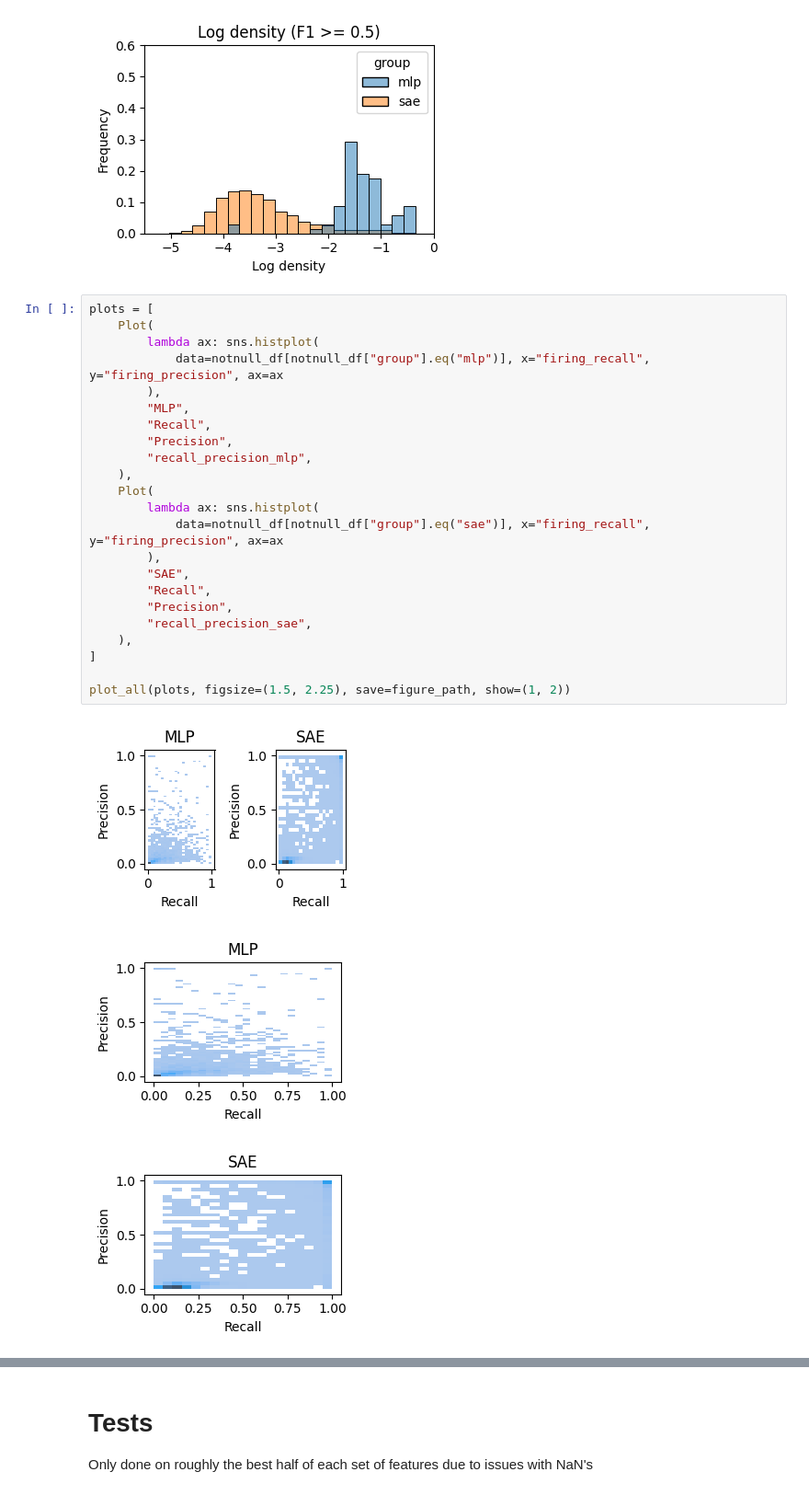
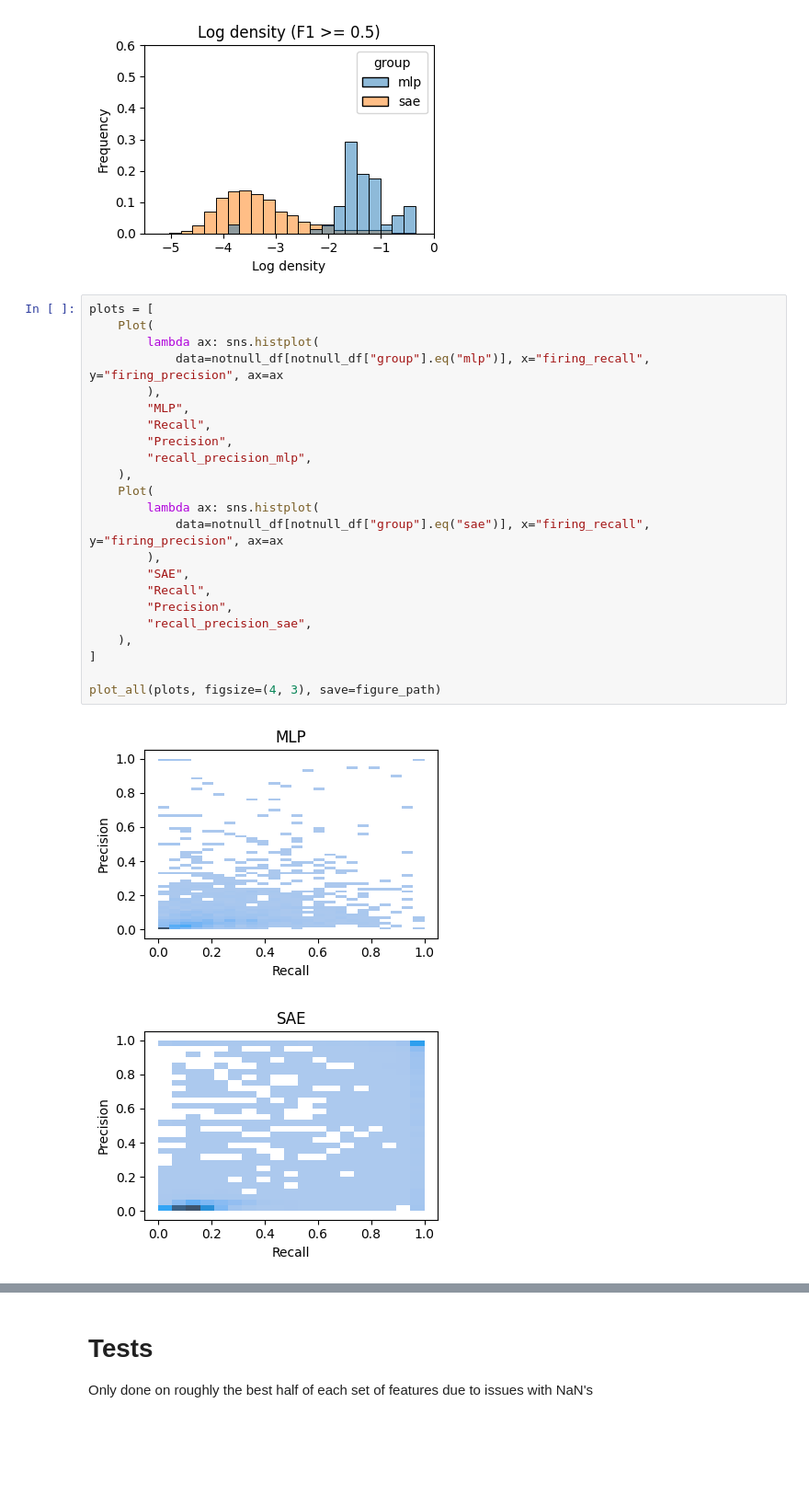
Before and after one commit to albertsgarde/thesis, a Jupyter notebook: sandbox/bootstrap.ipynb, the cells around one changed output, grey strips where cells are left out. Shown at 92% size. Saved outputs shown, nothing was run; the diff lists cells and outputs as text; blank space fills up the shorter version.

```diff
--- a/sandbox/bootstrap.ipynb
+++ b/sandbox/bootstrap.ipynb
@@ -333,30 +336,29 @@ plot_all(plots, figsize=(4, 3), save=figure_path, ylim=0.6)
 # %%
 plots = [
     Plot(
         lambda ax: sns.histplot(
             data=notnull_df[notnull_df["group"].eq("mlp")], x="firing_recall", y="firing_precision", ax=ax
         ),
         "MLP",
         "Recall",
         "Precision",
         "recall_precision_mlp",
     ),
     Plot(
         lambda ax: sns.histplot(
             data=notnull_df[notnull_df["group"].eq("sae")], x="firing_recall", y="firing_precision", ax=ax
         ),
         "SAE",
         "Recall",
         "Precision",
         "recall_precision_sae",
     ),
 ]
 
-plot_all(plots, figsize=(1.5, 2.25), save=figure_path, show=(1, 2))
+plot_all(plots, figsize=(4, 3), save=figure_path)
 # %% [output]
-[figure, old version]
+[figure, new version]
-[figure, old version]
+[figure, new version]
-[figure, removed]
 # %%
 plots = [
     Plot(
```
Also changed, not shown: parts of 7 cells of this notebook, 1 other file.
